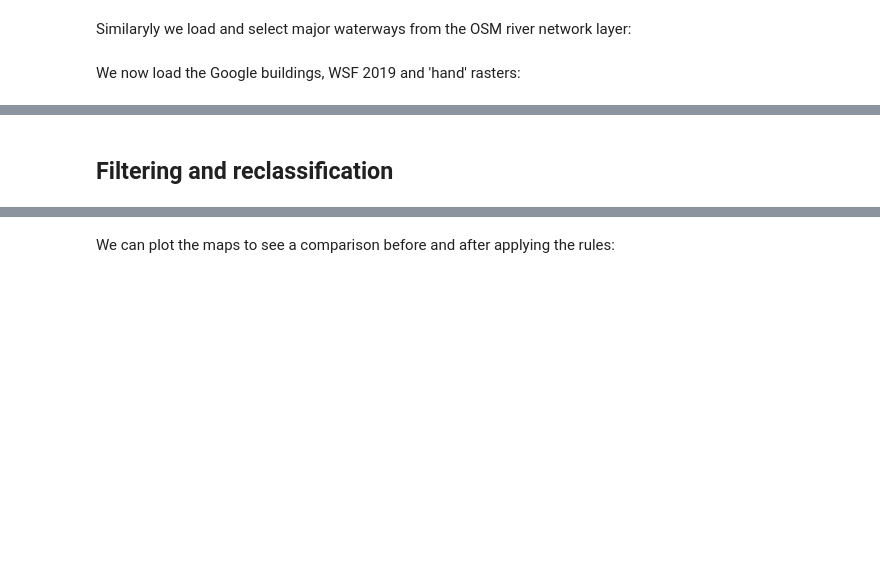
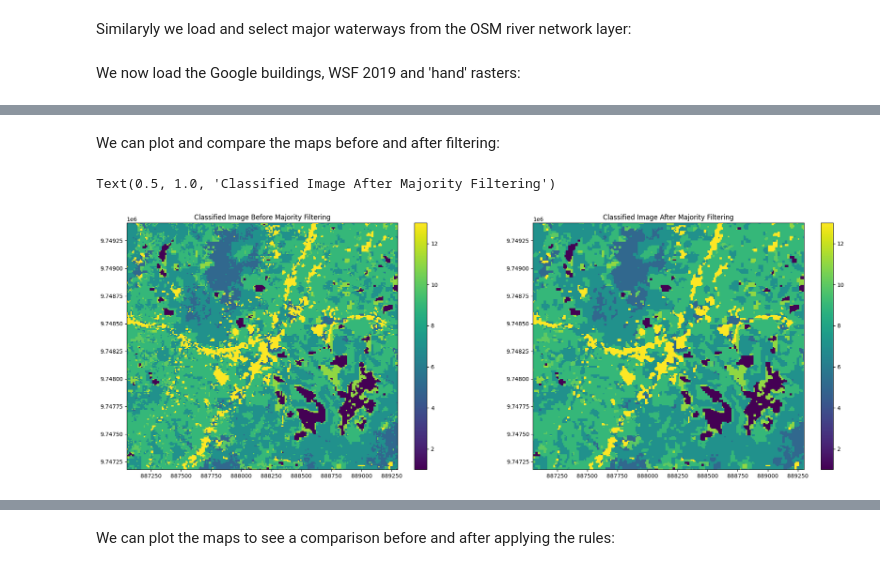
Before and after one commit to frontiersi/land_cover_mapping_DEAfrica, a Jupyter notebook: notebooks/workshop/5_Post_Process_All_Others.ipynb, the cells around one changed output, grey strips where cells are left out. Drawn from its saved outputs; the diff is of its cells as text; code cells hidden in the pictures; blank space fills up the shorter version.

Commit message:
added s2 for comparison of postprocessing

```diff
--- a/notebooks/workshop/5_Post_Process_All_Others.ipynb
+++ b/notebooks/workshop/5_Post_Process_All_Others.ipynb
@@ -32,9 +33,13 @@ import matplotlib.pyplot as plt
 * `output_crs`: Coordinate reference system for output raster files.
 # %%
 prediction_maps_path=['Results/Rwanda_land_cover_prediction_2021_location_0.tif',
-'Results/Rwanda_land_cover_prediction_2021_location_1.tif',
-'Results/Rwanda_land_cover_prediction_2021_location_2.tif'] # list of prediction map files
-dict_map={1:'Forest',5:'Grassland',7:'Shrubland',9:'Perennial Cropland',10:'Annual Cropland',11:'Wetland',12:'Water Body',13:'Urban Settlement'}
+                      'Results/Rwanda_land_cover_prediction_2021_location_1.tif',
+                      'Results/Rwanda_land_cover_prediction_2021_location_2.tif'] # list of prediction map files
+rgb_images_path=['Rwanda_satellite_image_2021_location_0.tif',
+                'Rwanda_satellite_image_2021_location_1.tif',
+                'Rwanda_satellite_image_2021_location_2.tif'] # list of rgb images at the prediction locations
+dict_map={'Forest':1,'Grassland':5,'Shrubland':7,'Perennial Cropland':9,'Annual Cropland':10,
+          'Wetland':11,'Water Body':12,'Urban Settlement':13}
 output_crs='epsg:32735' # WGS84/UTM Zone 35S
 # %% [markdown]
 ## External Layers
@@ -58,9 +63,13 @@ First let's load the land cover maps generated from the previous notebook:
 # %%
 # import land cover map of 2021 and reproject
 prediction_maps=[]
+rgb_images=[]
 for i in range(0, len(prediction_maps_path)):
-    prediction_map=rioxarray.open_rasterio(prediction_maps_path[i]).astype(np.uint8).squeeze()
+    lc_map=rioxarray.open_rasterio(prediction_maps_path[i]).astype(np.uint8)
     prediction_maps.append(prediction_map)
+
+    rgb_image=rioxarray.open_rasterio(rgb_images_path[i])
+    rgb_images.append(rgb_image)
 # %% [markdown]
 We then load other layers. The SOM road network layer contains multi-lines with various surface attributes. We'll select some major road types and buffer them by 10 metres:
 # %%
@@ -84,2 +96,33 @@ wsf2019=xr.open_dataset(wsf2019_raster,engine="rasterio").astype(np.uint8).squee
+# %%
+i=0
+lc_map=prediction_maps[i]
+# convert to numpy array
+np_lc_map=lc_map.squeeze().to_numpy()
+# mode filtering for a smoother classification map
+np_lc_map_postproc=modal(np_lc_map,footprint=disk(1),mask=lc_map!=0)
 # %% [markdown]
-## Filtering and reclassification
+We can plot and compare the maps before and after filtering:
+# %%
+fig, axes = plt.subplots(1, 2, figsize=(24, 8))
+
+# Plot classified image before filtering
+lc_map.plot(ax=axes[0],
+#                    cmap='Greens',
+               add_labels=False,
+               add_colorbar=True)
+
+# reconstruct dataArray
+lc_map_postproc=xr.DataArray(data=np_lc_map_postproc,dims=['y','x'],
+                             coords={'y':lc_map.y.to_numpy(), 'x':lc_map.x.to_numpy()})
+# Plot classified image after filtering
+lc_map_postproc.plot(ax=axes[1],
+#                    cmap='Greens',
+               add_labels=False,
+               add_colorbar=True)
+
+# Add plot titles
+axes[0].set_title('Classified Image Before Majority Filtering')
+axes[1].set_title('Classified Image After Majority Filtering')
+# %% [output]
+Text(0.5, 1.0, 'Classified Image After Majority Filtering')
+[figure, added]
```
Also changed, not shown: parts of 23 cells of this notebook, 1 other file.
